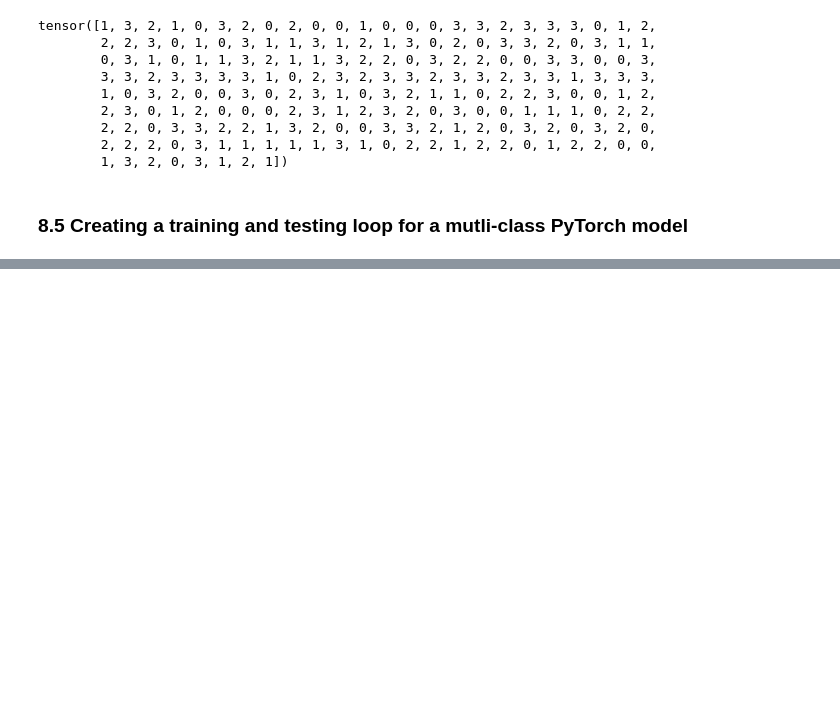
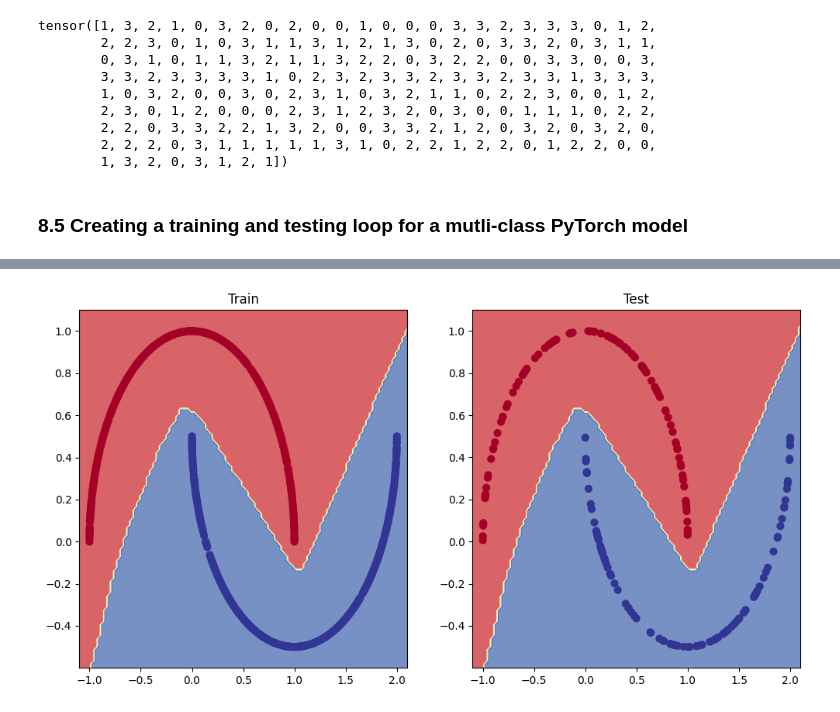
Before and after one commit to N1tingale/PyTorch, a Jupyter notebook: PyTorch_Neural_Network_Classification.ipynb, the cells around one changed output, grey strips where cells are left out. Saved outputs shown, nothing was run; the diff lists cells and outputs as text; code cells hidden in the pictures; blank space fills up the shorter version.

Commit message:
Finished classification + started exercise

```diff
--- a/PyTorch_Neural_Network_Classification.ipynb
+++ b/PyTorch_Neural_Network_Classification.ipynb
@@ -970,0 +1099,9 @@ Epoch: 4000 | Train loss: 0.026367224752902985 | Test loss: 0.015835115686058998
+# %%
+# Set up device independent code
+
+device = 'cuda' if torch.cuda.is_available() else 'cpu'
+# %%
+# Train test split
+from sklearn.model_selection import train_test_split
+X, y = X.to(device), y.to(device)
+X_train, X_test, y_train, y_test = train_test_split(X, y, test_size=0.2, random_state=42)
@@ -970,0 +1115,21 @@ Epoch: 4000 | Train loss: 0.026367224752902985 | Test loss: 0.015835115686058998
+# %%
+from torch import nn
+
+# Build the classification model
+class MoonModel(nn.Module):
+  def __init__(self):
+    super().__init__()
+    self.linear_layer_stack = nn.Sequential(
+        nn.Linear(in_features=2, out_features=32),
+        nn.ReLU(),
+        nn.Linear(in_features=32, out_features=32),
+        nn.ReLU(),
+        nn.Linear(in_features=32, out_features=32),
+        nn.ReLU(),
+        nn.Linear(in_features=32, out_features=1)
+    )
+  def forward(self, x: torch.Tensor) -> torch.Tensor:
+    return self.linear_layer_stack(x)
+
+model_5 = MoonModel().to(device)
+model_5, model_5.state_dict()
@@ -970,0 +1154,6 @@ Epoch: 4000 | Train loss: 0.026367224752902985 | Test loss: 0.015835115686058998
+# %%
+# Set up loss function and optimizer
+
+loss_fn = nn.BCEWithLogitsLoss()
+
+optimizer = torch.optim.SGD(params=model_5.parameters(), lr=0.01)
@@ -970,0 +1209,10 @@ Epoch: 4000 | Train loss: 0.026367224752902985 | Test loss: 0.015835115686058998
+# %%
+plt.figure(figsize=(12,6))
+plt.subplot(1,2,1)
+plt.title("Train")
+plot_decision_boundary(model_5, X_train, y_train)
+plt.subplot(1,2,2)
+plt.title("Test")
+plot_decision_boundary(model_5, X_test, y_test)
+# %% [output]
+[figure, added]
```
Also changed, not shown: parts of 39 cells of this notebook.
